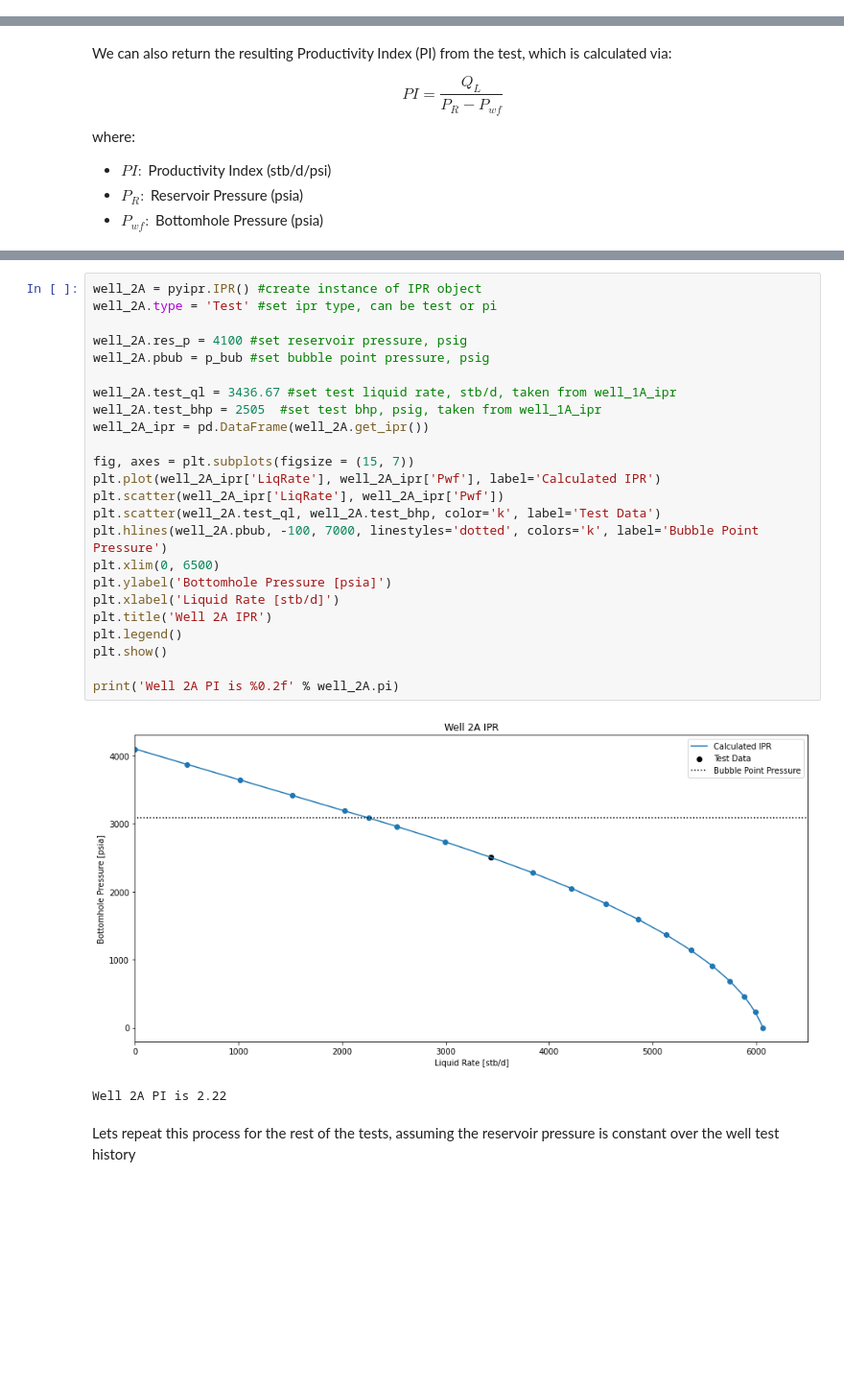
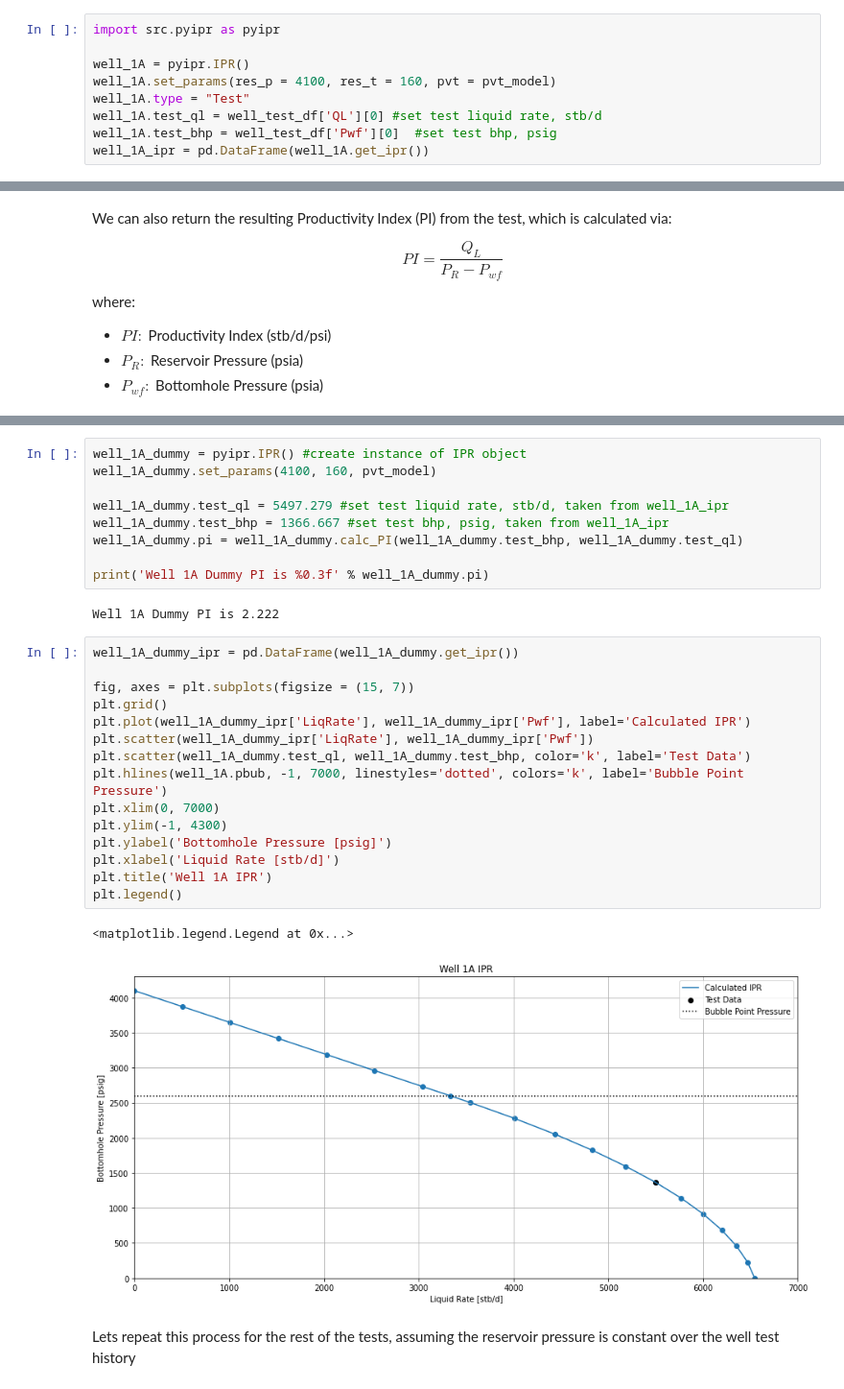
Before and after one commit to thomasswarbrick/pyipr, a Jupyter notebook: pyipr_primer.ipynb, the cells around one changed output, grey strips where cells are left out. Shown at 96% size. Cells and saved outputs as stored; diff of their text form; blank space fills up the shorter version.

```diff
--- a/pyipr_primer.ipynb
+++ b/pyipr_primer.ipynb
@@ -89,2 +100,11 @@ Our estimated bubble point pressure from the Glaso Correlation is below our reco
 For the first day of the well test history, we can construct an IPR curve using the liquid rate, bottomhole pressure and reservoir pressure. Before the start of the well test history, it is believed the well had a reservoir pressure of 4100 psig. The IPR also needs the bubble point pressure to know when to transition between the Darcy (PI) and Vogel IPR.
+# %%
+import src.pyipr as pyipr
+
+well_1A = pyipr.IPR()
+well_1A.set_params(res_p = 4100, res_t = 160, pvt = pvt_model)
+well_1A.type = "Test"
+well_1A.test_ql = well_test_df['QL'][0] #set test liquid rate, stb/d
+well_1A.test_bhp = well_test_df['Pwf'][0]  #set test bhp, psig
+well_1A_ipr = pd.DataFrame(well_1A.get_ipr())
 # %%
@@ -147,30 +163,32 @@ Using a point from the previous IPR, lets recalculate the IPR and show the repor
+# %%
+well_1A_dummy = pyipr.IPR() #create instance of IPR object
+well_1A_dummy.set_params(4100, 160, pvt_model)
+
+well_1A_dummy.test_ql = 5497.279 #set test liquid rate, stb/d, taken from well_1A_ipr
+well_1A_dummy.test_bhp = 1366.667 #set test bhp, psig, taken from well_1A_ipr
+well_1A_dummy.pi = well_1A_dummy.calc_PI(well_1A_dummy.test_bhp, well_1A_dummy.test_ql)
+
+print('Well 1A Dummy PI is %0.3f' % well_1A_dummy.pi)
+# %% [output]
+Well 1A Dummy PI is 2.222
 # %%
-well_2A = pyipr.IPR() #create instance of IPR object
-well_2A.type = 'Test' #set ipr type, can be test or pi
-
-well_2A.res_p = 4100 #set reservoir pressure, psig
-well_2A.pbub = p_bub #set bubble point pressure, psig
-
-well_2A.test_ql = 3436.67 #set test liquid rate, stb/d, taken from well_1A_ipr
-well_2A.test_bhp = 2505  #set test bhp, psig, taken from well_1A_ipr
-well_2A_ipr = pd.DataFrame(well_2A.get_ipr())
+well_1A_dummy_ipr = pd.DataFrame(well_1A_dummy.get_ipr())
 
 fig, axes = plt.subplots(figsize = (15, 7))
-plt.plot(well_2A_ipr['LiqRate'], well_2A_ipr['Pwf'], label='Calculated IPR')
-plt.scatter(well_2A_ipr['LiqRate'], well_2A_ipr['Pwf'])
-plt.scatter(well_2A.test_ql, well_2A.test_bhp, color='k', label='Test Data')
-plt.hlines(well_2A.pbub, -100, 7000, linestyles='dotted', colors='k', label='Bubble Point Pressure')
-plt.xlim(0, 6500)
-plt.ylabel('Bottomhole Pressure [psia]')
+plt.grid()
+plt.plot(well_1A_dummy_ipr['LiqRate'], well_1A_dummy_ipr['Pwf'], label='Calculated IPR')
+plt.scatter(well_1A_dummy_ipr['LiqRate'], well_1A_dummy_ipr['Pwf'])
+plt.scatter(well_1A_dummy.test_ql, well_1A_dummy.test_bhp, color='k', label='Test Data')
+plt.hlines(well_1A.pbub, -1, 7000, linestyles='dotted', colors='k', label='Bubble Point Pressure')
+plt.xlim(0, 7000)
+plt.ylim(-1, 4300)
+plt.ylabel('Bottomhole Pressure [psig]')
 plt.xlabel('Liquid Rate [stb/d]')
-plt.title('Well 2A IPR')
+plt.title('Well 1A IPR')
 plt.legend()
-plt.show()
-
-print('Well 2A PI is %0.2f' % well_2A.pi)
 # %% [output]
+<matplotlib.legend.Legend at 0x...>
-[figure, old version]
+[figure, new version]
-Well 2A PI is 2.22
 # %% [markdown]
 Lets repeat this process for the rest of the tests, assuming the reservoir pressure is constant over the well test history
 # %%
```
Also changed, not shown: parts of 20 cells of this notebook.
